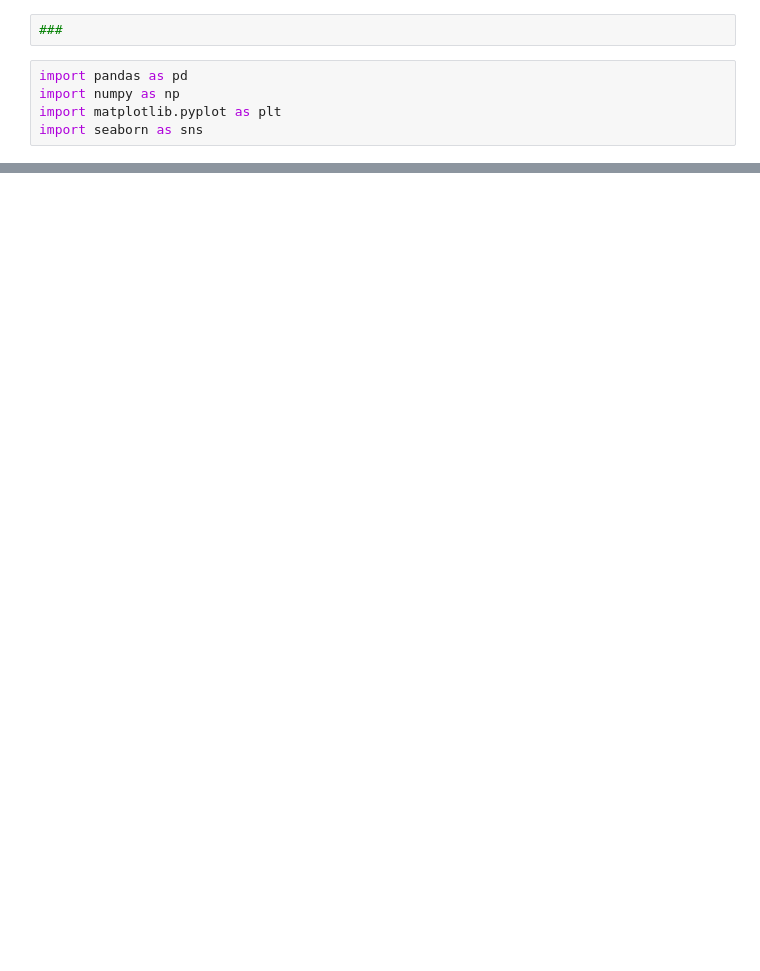
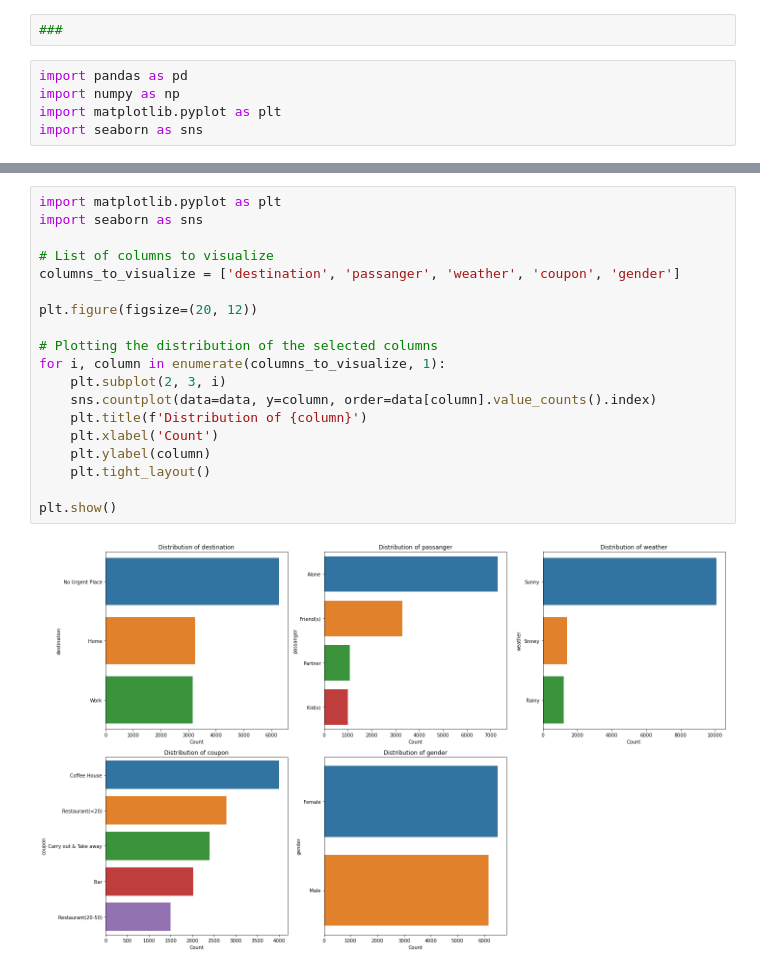
Before and after one commit to leobt23/Data_Mining, a Jupyter notebook: 1_eda/leo.ipynb, the cells around one changed output, grey strips where cells are left out. Drawn from its saved outputs; the diff is of its cells as text; blank space fills up the shorter version.

```diff
--- a/1_eda/leo.ipynb
+++ b/1_eda/leo.ipynb
@@ -42,0 +65,21 @@ dtype: int64
+# %%
+import matplotlib.pyplot as plt
+import seaborn as sns
+
+# List of columns to visualize
+columns_to_visualize = ['destination', 'passanger', 'weather', 'coupon', 'gender']
+
+plt.figure(figsize=(20, 12))
+
+# Plotting the distribution of the selected columns
+for i, column in enumerate(columns_to_visualize, 1):
+    plt.subplot(2, 3, i)
+    sns.countplot(data=data, y=column, order=data[column].value_counts().index)
+    plt.title(f'Distribution of {column}')
+    plt.xlabel('Count')
+    plt.ylabel(column)
+    plt.tight_layout()
+
+plt.show()
+# %% [output]
+[figure, added]
```
Also changed, not shown: parts of 9 cells of this notebook, 4 other files.
